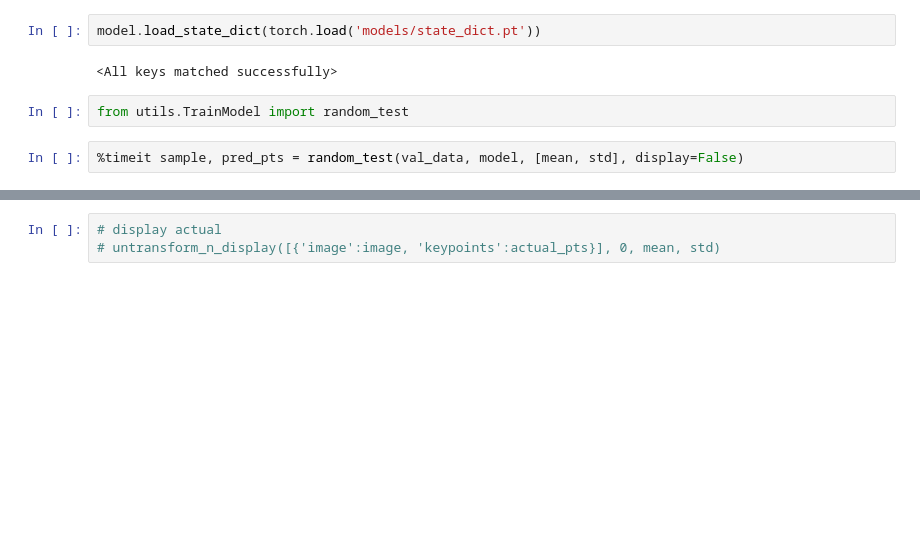
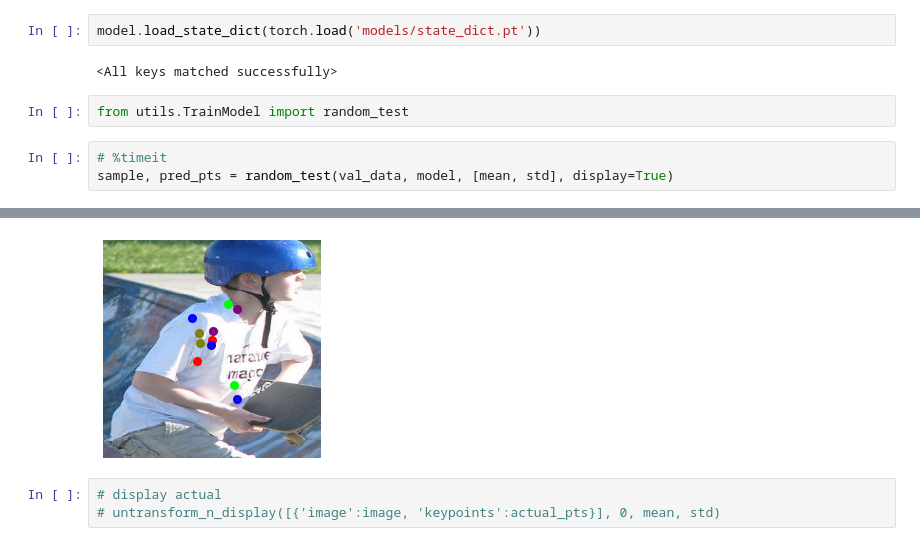
Before and after one commit to nik1806/Single-Human-Keypoint-Detection, a Jupyter notebook: Training-model.ipynb, the cells around one changed output, grey strips where cells are left out. Cells and saved outputs as stored; diff of their text form; blank space fills up the shorter version.

```diff
--- a/Training-model.ipynb
+++ b/Training-model.ipynb
@@ -179,5 +107,6 @@ model.load_state_dict(torch.load('models/state_dict.pt'))
 # %%
 from utils.TrainModel import random_test
 # %%
-%timeit sample, pred_pts = random_test(val_data, model, [mean, std], display=False)
+# %timeit
+sample, pred_pts = random_test(val_data, model, [mean, std], display=True)
 # %% [output]
@@ -185,3 +113,4 @@ from utils.TrainModel import random_test
+[figure, added]
 # %%
 # display actual
 # untransform_n_display([{'image':image, 'keypoints':actual_pts}], 0, mean, std)
```
Also changed, not shown: parts of 7 cells of this notebook, 1 other file.
